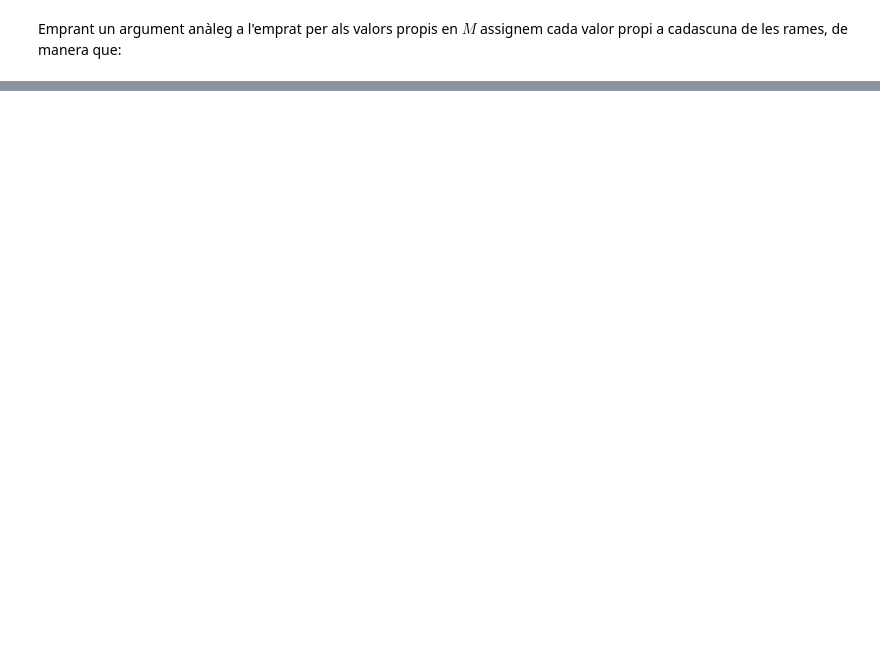
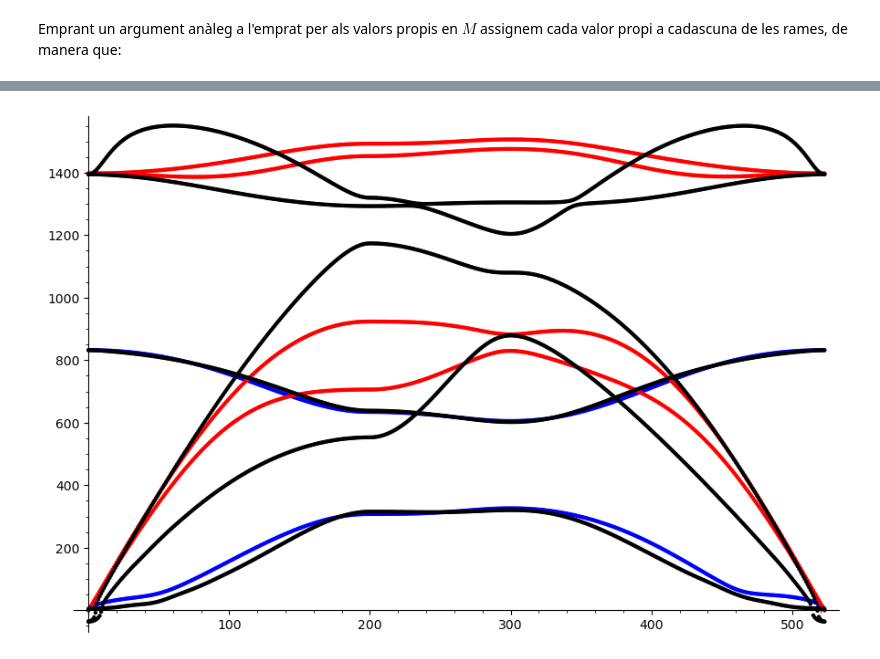
Before and after one commit to CasimirVictoria/TFG-Semiconductores_2D, a Jupyter notebook: _sources/formulacio_matriu_dinamica.ipynb, the cells around one changed output, grey strips where cells are left out. Cells and saved outputs as stored; diff of their text form; code cells hidden in the pictures; blank space fills up the shorter version.

```diff
--- a/_sources/formulacio_matriu_dinamica.ipynb
+++ b/_sources/formulacio_matriu_dinamica.ipynb
@@ -856,13 +967,11 @@ Valors_propis_en_M3ers=[M_B*Valors_propis_M3ers[i].subs(
 
 
 omega_M_LO=1320
-omega_M_TO=1292
-omega_M_LA=1173
+omega_M_TO=1293
+omega_M_LA=1174
 omega_M_TA=553
 #Comprobem que sí són els valors propis:
-[det(D_M3ers_xy-Valors_propis_en_M3ers[i]) for i in range(4)]
-
-
+#[det(D_M3ers_xy-Valors_propis_en_M3ers[i]) for i in range(4)]
 for i in range(4):
     show(Valors_propis_en_M3ers[i].expand())
 # %% [output]
@@ -906,11 +1023,12 @@ show(Eq_M_TA3ers)
 ### Al punt $K$
 En $\left(k_x=\frac{4\pi}{3a}, k_y=0\right)$
 # %%
-omega_K_LO=1304
+omega_K_LO=1305
+omega_K_TO=1293
 omega_K_LA=1080
-omega_K_TA=553
+omega_K_TA=879
 
-omega_K_TO=sqrt(omega_K_LO**2+omega_K_TA**2-omega_K_LA)
+#sqrt(omega_K_LO**2+omega_K_TA**2-omega_K_LA)
 
 D_K3ers_xy=D3ers_xy.subs(q_x=4*pi/(3*a),q_y=0)# phi4tiBN=-phi4rBN)
 D_K3ers_xy_simplificada=D_K3ers_xy.subs(M_N=M_B)
@@ -927,9 +1045,6 @@ Valors_propis_en_K3ers=[M_B*Valors_propis_K3ers[i].expand().subs(
 #[det(D_K_xy-Valors_propis_en_K[i]) for i in range(4)]
 for i in range(4):
     show(Valors_propis_en_K3ers[i].expand())
-
-#Comprobem que sí són els valors propis:
-#[det(D_K_xy-Valors_propis_en_K[i]) for i in range(4)]
 # %% [output]
 -3/2*phi1rBN/(sqrt(M_B)*sqrt(M_N)) - 3/2*phi1tiBN/(sqrt(M_B)*sqrt(M_N)) - 9/2*phi2rNN/M_N - 9/2*phi2tiNN/M_N - 3/2*phi3rBN/(sqrt(M_B)*sqrt(M_N)) - 3/2*phi3tiBN/(sqrt(M_B)*sqrt(M_N))
 -3/2*phi1rBN/(sqrt(M_B)*sqrt(M_N)) - 3/2*phi1tiBN/(sqrt(M_B)*sqrt(M_N)) - 9/2*phi2rBB/M_B - 9/2*phi2tiBB/M_B - 3/2*phi3rBN/(sqrt(M_B)*sqrt(M_N)) - 3/2*phi3tiBN/(sqrt(M_B)*sqrt(M_N))
@@ -970,33 +1094,93 @@ show(Eq_K_LO3ers)
 # %%
 valors_numerics_pla_emprats=[omegaGammaTO==omega_Gamma_TO,\
                              omegaMLO==omega_M_LO,\
-                             omegaMTO==omega_M_TO,\
-                             omegaMLA==omega_M_LA,\
+                             omegaMTO==omega_M_TO-sqrt(362583/2),\
+                             omegaMLA==omega_M_LA+sqrt(362583/2),\
                              omegaMTA==omega_M_TA,\
                              omegaKLO==omega_K_LO,\
                              omegaKTO==omega_K_TO,\
                              omegaKLA==omega_K_LA,\
-                             omegaKTA==omega_K_TO,\
+                             omegaKTA==omega_K_TA,\
                              M_B==B.mass, M_N==N.mass \
                             ]
-Equacionspla3ers=[Eq_Gamma_TO3ers.subs(valors_numerics_pla_emprats),
+Equacionspla3ers=[Eq_Gamma_TO3ers.subs(valors_numerics_pla_emprats),\
                   Eq_M_LO3ers.subs(valors_numerics_pla_emprats),\
                   Eq_M_TO3ers.subs(valors_numerics_pla_emprats),\
                   Eq_M_LA3ers.subs(valors_numerics_pla_emprats),\
                   Eq_M_TA3ers.subs(valors_numerics_pla_emprats),\
                   Eq_K_LO3ers.subs(valors_numerics_pla_emprats),\
                   Eq_K_TO3ers.subs(valors_numerics_pla_emprats),\
                   Eq_K_LA3ers.subs(valors_numerics_pla_emprats),\
                   Eq_K_TA3ers.subs(valors_numerics_pla_emprats)]
-solucionspla3ers=minimize(norm(vector((Equacionspla3ers))),[1.,1.,1.,1.,1.,1.,1.,1.])
+
+solucionspla3ers=minimize(norm(vector((Equacionspla3ers))),\
+                          [-1400000.,1.,1.,1.,1.,1.,1.,1.])
+#\[-140000,-300000.,1.,1.,1.,1.,1.,1.])
 Solucionspla3ers=[phi1rBN==round(solucionspla3ers[0]),\
                   phi1tiBN==round(solucionspla3ers[1]),\
                   phi2rBB==round(solucionspla3ers[2]),\
                   phi2tiBB==round(solucionspla3ers[3]),\
                   phi2rNN==round(solucionspla3ers[4]),\
                   phi2tiNN==round(solucionspla3ers[5]),\
                   phi3rBN==round(solucionspla3ers[6]),\
                   phi3tiBN==round(solucionspla3ers[7])]
 
-Solucionspla3ers
+#Solucionspla3ers
+#Freqüències de Gamma a M (i les guardem com un dataframe). Calculem 200 punts en este interval
+freq_planol_Gamma_a_M=real_part(sqrt(np.linalg.eigvals(\
+     np.array([D3ers_xy.subs(Solucionspla3ers, a=1, q_x=x/199*pi, q_y=x/199*pi/sqrt(3),\
+                    M_B=B.mass, M_N=N.mass).numpy(dtype='complex64') for x in range(200)]))))
+
+DF_freq_planol_Gamma_a_M=pd.DataFrame(freq_planol_Gamma_a_M)
+
+#Freqüències de M a K (i les guardem com un dataframe). Calculem 100 punts en este interval
+freq_planol_M_a_K=real_part(sqrt(np.linalg.eigvals(\
+     np.array([D3ers_xy.subs(Solucionspla3ers, a=1, q_x=pi*(1+x/(3*99)), q_y=pi/sqrt(3)*(1-x/99),\
+                    M_B=B.mass, M_N=N.mass).numpy(dtype='complex64') for x in range(100)]))))
+
+DF_freq_planol_M_a_K=pd.DataFrame(freq_planol_M_a_K)
+
+#Freqüències de K a Gamma (i les guardem com un dataframe). Calculem 124 punts en este interval
+
+freq_planol_K_a_Gamma=real_part(sqrt(np.linalg.eigvals(\
+     np.array([D3ers_xy.subs(Solucionspla3ers, a=1, q_x=4*pi/3*(1-x/223), q_y=0,\
+                    M_B=B.mass, M_N=N.mass).numpy(dtype='complex64') for x in range(224)]))))
+
+DF_freq_planol_K_a_Gamma=pd.DataFrame(freq_planol_K_a_Gamma)
+
+DF_freq_calculades_planol=pd.concat([DF_freq_planol_Gamma_a_M,DF_freq_planol_M_a_K,\
+                                    DF_freq_planol_K_a_Gamma],ignore_index=True)
+
+DF_freq_calculades_planol.to_csv("freq_calculades_planol.dat",\
+                                 sep='\t', encoding='utf-8', header=False)
+
+dades_calculades_planol=loadtxt("freq_calculades_planol.dat")
+show(\
+points(zip(dades_calculades_perp_planol[:200,0], dades_calculades_perp_planol[:200,1]), color="blue")+\
+points(zip(dades_calculades_perp_planol[:200,0], dades_calculades_perp_planol[:200,2]), color="blue")+\
+points(zip(dades_calculades_perp_planol[200:300,0], dades_calculades_perp_planol[200:300,1]), color="blue")+\
+points(zip(dades_calculades_perp_planol[200:300,0], dades_calculades_perp_planol[200:300,2]), color="blue")+\
+points(zip(dades_calculades_perp_planol[300:524,0], dades_calculades_perp_planol[300:524,1]), color="blue")+\
+points(zip(dades_calculades_perp_planol[300:524,0], dades_calculades_perp_planol[300:524,2]), color="blue")+\
+points(zip(dades_calculades_planol[:200,0], dades_calculades_planol[:200,1]), color="red")+\
+points(zip(dades_calculades_planol[:200,0], dades_calculades_planol[:200,2]), color="red")+\
+points(zip(dades_calculades_planol[:200,0], dades_calculades_planol[:200,3]), color="red")+\
+points(zip(dades_calculades_planol[:200,0], dades_calculades_planol[:200,4]), color="red")+\
+points(zip(dades_calculades_planol[200:300,0], dades_calculades_planol[200:300,1]), color="red")+\
+points(zip(dades_calculades_planol[200:300,0], dades_calculades_planol[200:300,2]), color="red")+\
+points(zip(dades_calculades_planol[200:300,0], dades_calculades_planol[200:300,3]), color="red")+\
+points(zip(dades_calculades_planol[200:300,0], dades_calculades_planol[200:300,4]), color="red")+\
+points(zip(dades_calculades_planol[300:524,0], dades_calculades_planol[300:524,1]), color="red")+\
+points(zip(dades_calculades_planol[300:524,0], dades_calculades_planol[300:524,2]), color="red")+\
+points(zip(dades_calculades_planol[300:524,0], dades_calculades_planol[300:524,3]), color="red")+\
+points(zip(dades_calculades_planol[300:524,0], dades_calculades_planol[300:524,4]), color="red")+\
+points(zip(dades[:524,0], dades[:524,1]), color="black") +\
+points(zip(dades[524:1048,0], dades[524:1048,1]), color="black") +\
+points(zip(dades[1048:1572,0], dades[1048:1572,1]), color="black") +\
+points(zip(dades[1572:2096,0], dades[1572:2096,1]), color="black") +\
+points(zip(dades[2096:2620,0], dades[2096:2620,1]), color="black") +\
+points(zip(dades[2620:3144,0], dades[2620:3144,1]), color="black")
+     ,figsize=9)
+show(Solucionspla3ers)
 # %% [output]
+[figure, added]
```
Also changed, not shown: parts of 89 cells of this notebook, 6 other files.
